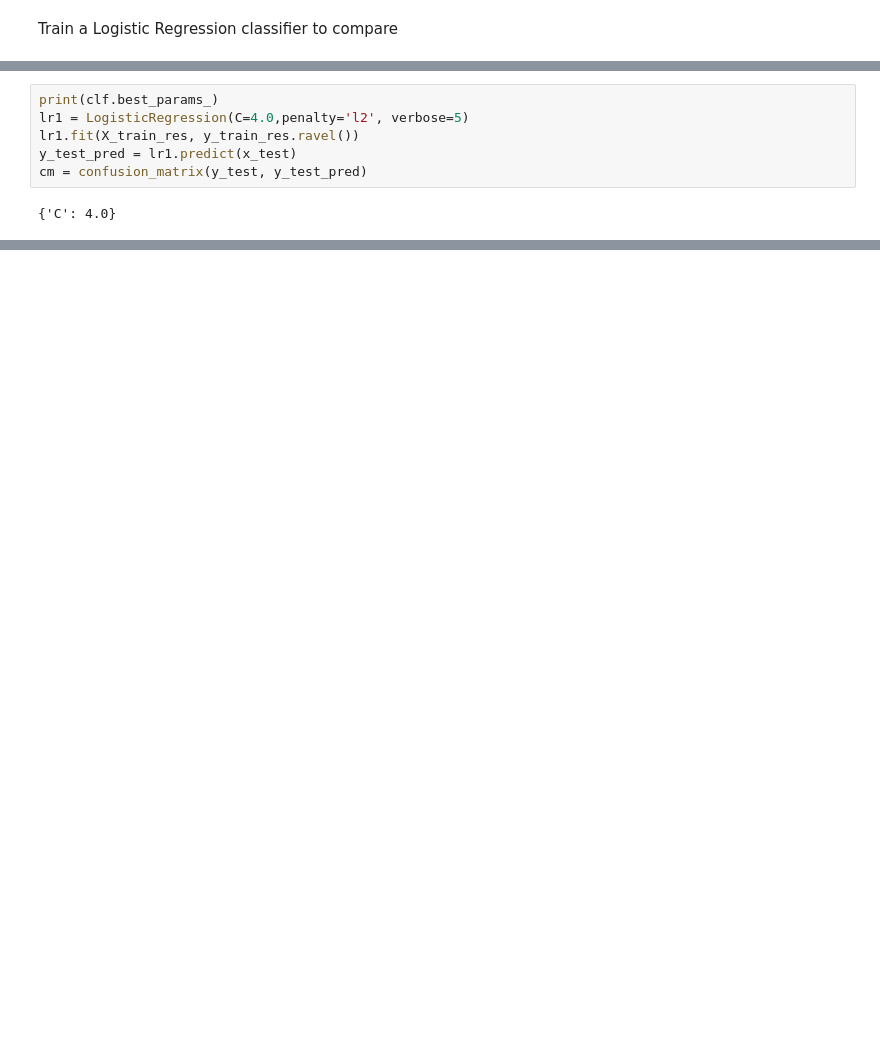
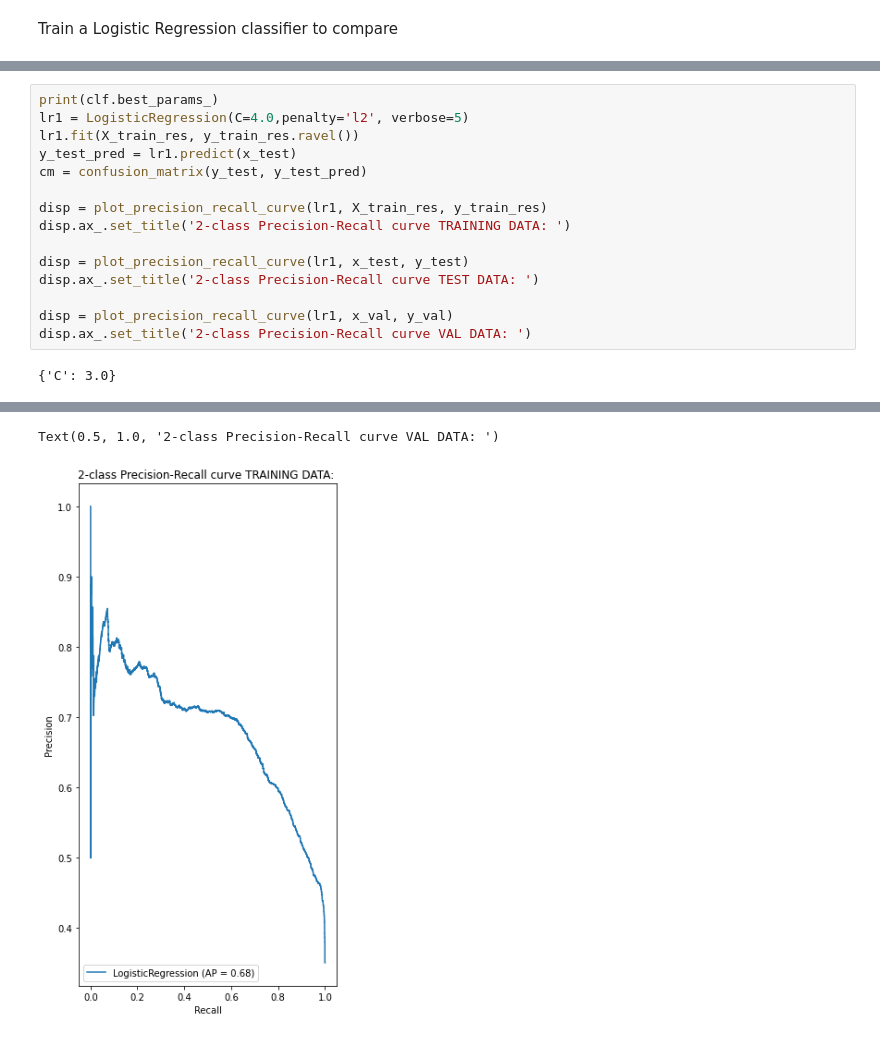
Before and after one commit to Manu-Anand/tf_certfication, a Jupyter notebook: stroke_ds.ipynb, the cells around one changed output, grey strips where cells are left out. Cells and saved outputs as stored; diff of their text form; blank space fills up the shorter version.

```diff
--- a/stroke_ds.ipynb
+++ b/stroke_ds.ipynb
@@ -411,6 +435,15 @@ lr1 = LogisticRegression(C=4.0,penalty='l2', verbose=5)
 lr1.fit(X_train_res, y_train_res.ravel())
 y_test_pred = lr1.predict(x_test)
 cm = confusion_matrix(y_test, y_test_pred)
+
+disp = plot_precision_recall_curve(lr1, X_train_res, y_train_res)
+disp.ax_.set_title('2-class Precision-Recall curve TRAINING DATA: ')
+
+disp = plot_precision_recall_curve(lr1, x_test, y_test)
+disp.ax_.set_title('2-class Precision-Recall curve TEST DATA: ')
+
+disp = plot_precision_recall_curve(lr1, x_val, y_val)
+disp.ax_.set_title('2-class Precision-Recall curve VAL DATA: ')
 # %% [output]
-{'C': 4.0}
+{'C': 3.0}
 [Parallel(n_jobs=1)]: Using backend SequentialBackend with 1 concurrent workers.
@@ -418,0 +452,2 @@ cm = confusion_matrix(y_test, y_test_pred)
+Text(0.5, 1.0, '2-class Precision-Recall curve VAL DATA: ')
+[figure, added]
```
Also changed, not shown: parts of 9 cells of this notebook.
